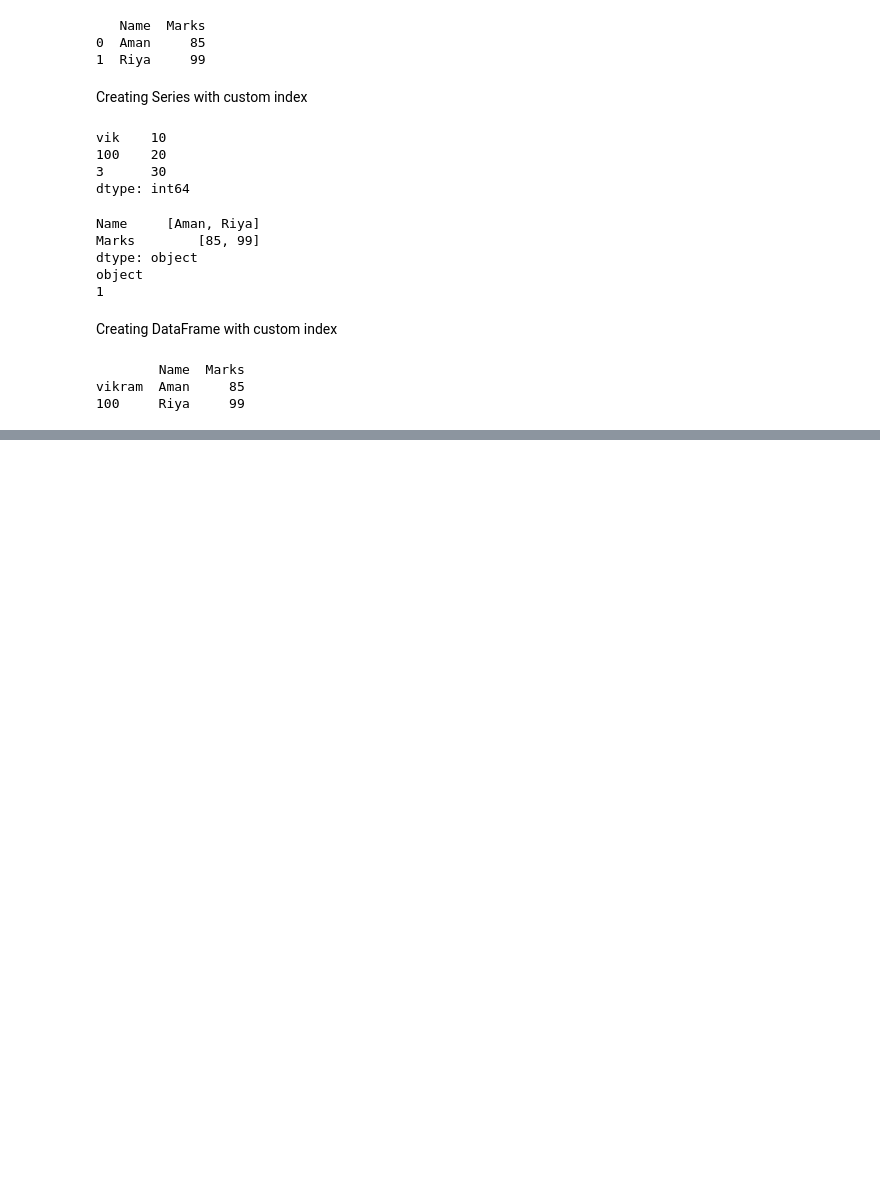
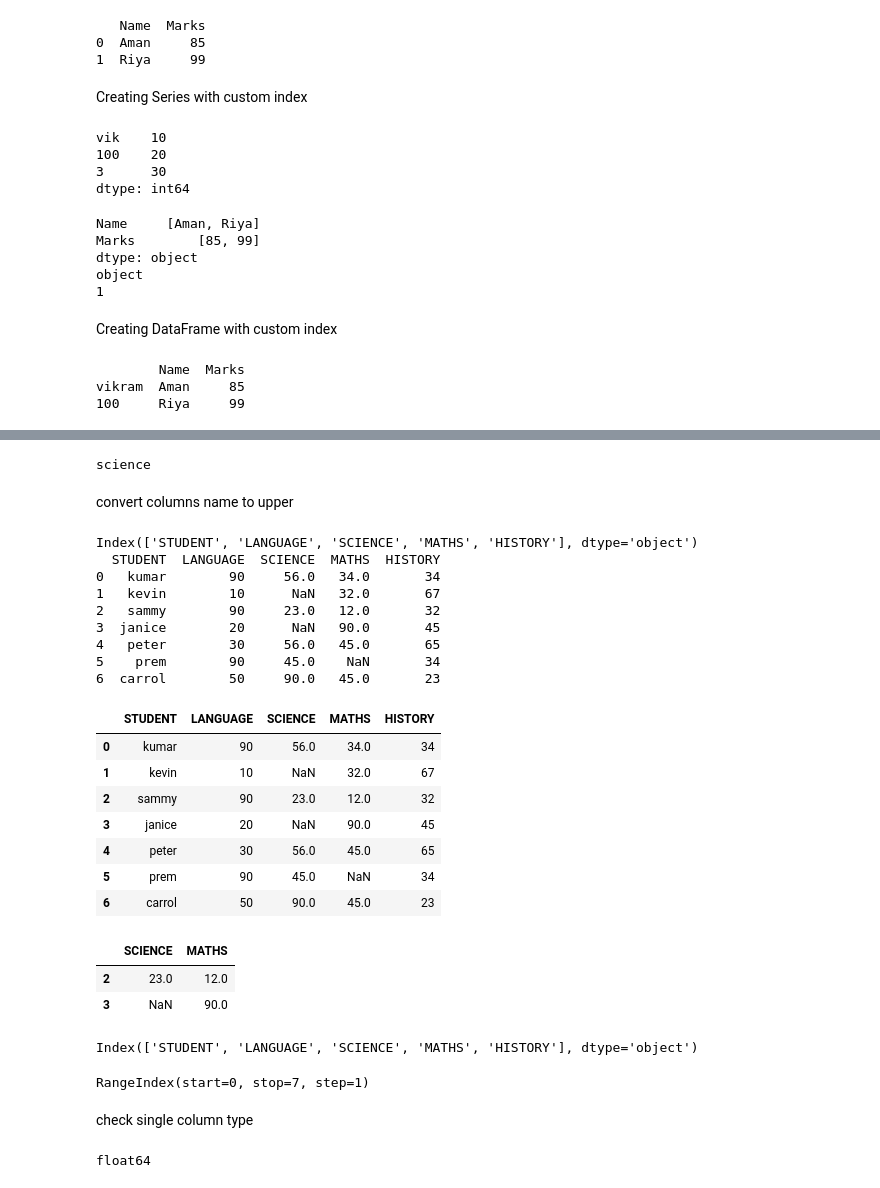
Before and after one commit to Vikram957/Pandas, a Jupyter notebook: d_pandas.ipynb, the cells around one changed output, grey strips where cells are left out. Cells and saved outputs as stored; diff of their text form; code cells hidden in the pictures; blank space fills up the shorter version.

```diff
--- a/d_pandas.ipynb
+++ b/d_pandas.ipynb
@@ -90,0 +321,53 @@ df.to_json("Json_File.json")
+# %%
+print(data.columns[2])
+# %% [output]
+science
+# %% [markdown]
+convert columns name to upper
+# %%
+data.columns = data.columns.str.upper()
+# data.columns = data.columns.str.lower() -> for lower
+print(data.columns)
+print(data)
+data
+# %% [output]
+Index(['STUDENT', 'LANGUAGE', 'SCIENCE', 'MATHS', 'HISTORY'], dtype='object')
+  STUDENT  LANGUAGE  SCIENCE  MATHS  HISTORY
+0   kumar        90     56.0   34.0       34
+1   kevin        10      NaN   32.0       67
+2   sammy        90     23.0   12.0       32
+3  janice        20      NaN   90.0       45
+4   peter        30     56.0   45.0       65
+5    prem        90     45.0    NaN       34
+6  carrol        50     90.0   45.0       23
+|  | STUDENT | LANGUAGE | SCIENCE | MATHS | HISTORY |
+| 0 | kumar | 90 | 56.0 | 34.0 | 34 |
+| 1 | kevin | 10 | NaN | 32.0 | 67 |
+| 2 | sammy | 90 | 23.0 | 12.0 | 32 |
+| 3 | janice | 20 | NaN | 90.0 | 45 |
+| 4 | peter | 30 | 56.0 | 45.0 | 65 |
+| 5 | prem | 90 | 45.0 | NaN | 34 |
+| 6 | carrol | 50 | 90.0 | 45.0 | 23 |
+# %%
+data.columns = data.columns.str.upper()
+data.loc[2:4,["SCIENCE","MATHS"]]
+data.iloc[2:4,[2,3]]
+# %% [output]
+|  | SCIENCE | MATHS |
+| 2 | 23.0 | 12.0 |
+| 3 | NaN | 90.0 |
+# %%
+data.columns = data.columns.str.strip()
+data.columns
+# %% [output]
+Index(['STUDENT', 'LANGUAGE', 'SCIENCE', 'MATHS', 'HISTORY'], dtype='object')
+# %%
+print(data.index)
+# %% [output]
+RangeIndex(start=0, stop=7, step=1)
+# %% [markdown]
+check single column type
+# %%
+print(data["maths"].dtype)
+# %% [output]
+float64
```
Also changed, not shown: parts of 27 cells of this notebook.
